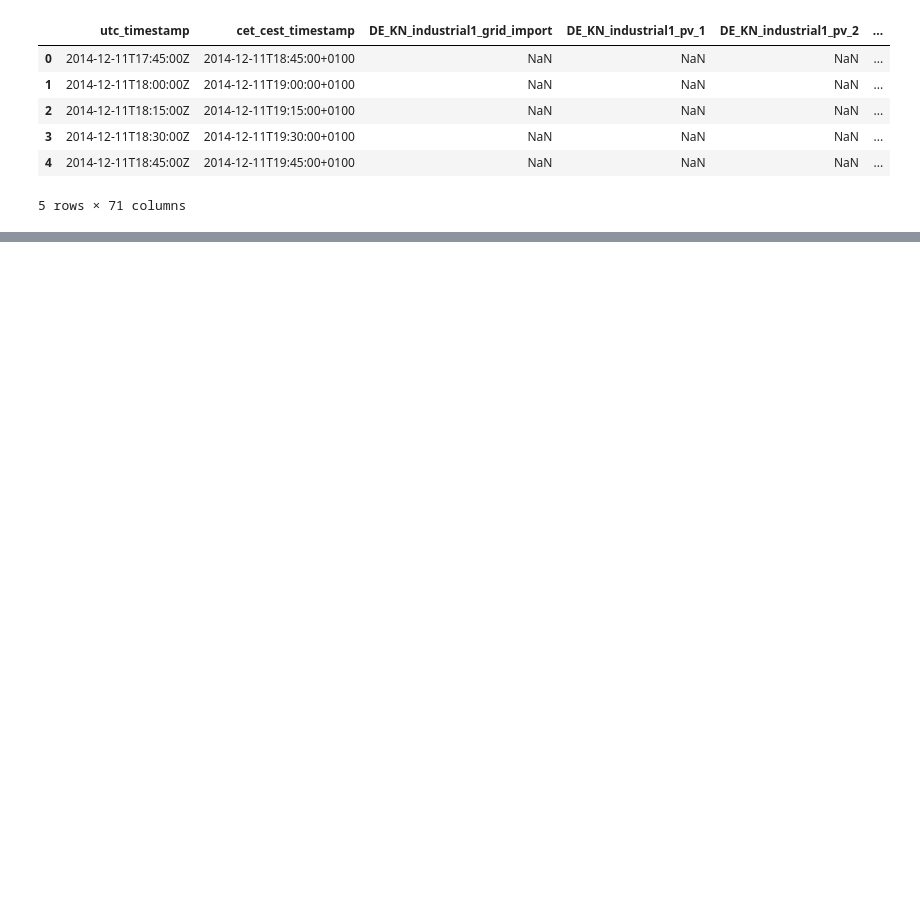
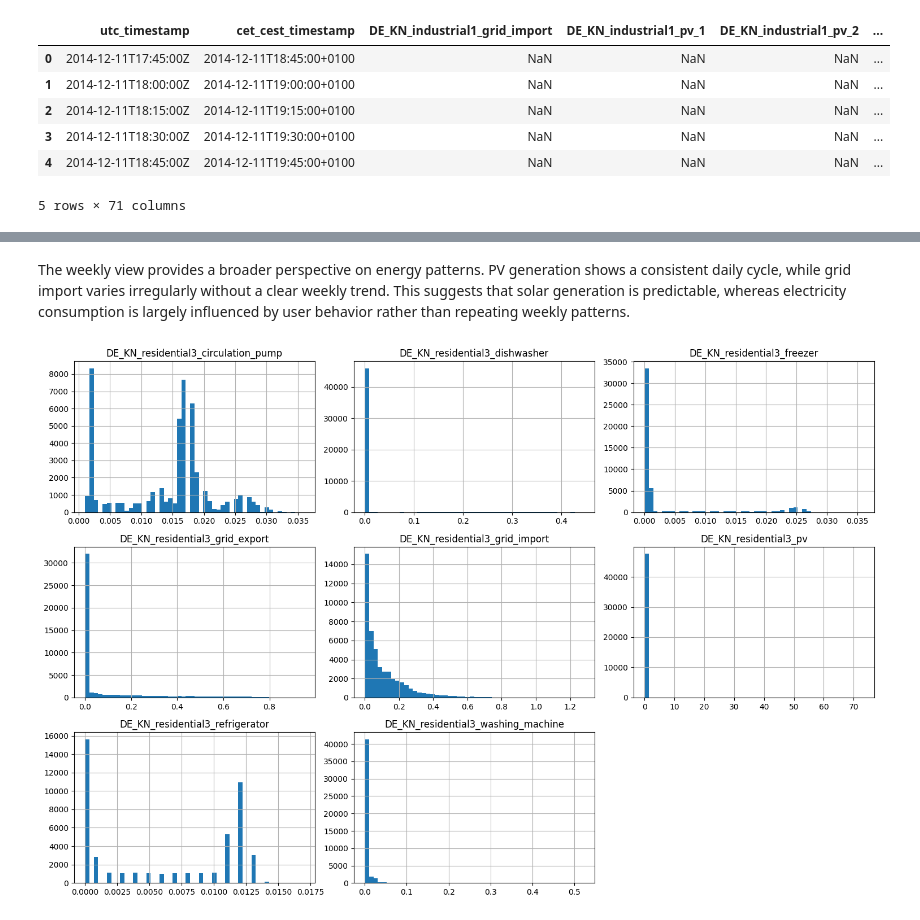
Before and after one commit to Iminza67/Household-Energy-Consumption-Generation-Analysis, a Jupyter notebook: notebooks/EDA.ipynb, the cells around one changed output, grey strips where cells are left out. Saved outputs shown, nothing was run; the diff lists cells and outputs as text; code cells hidden in the pictures; blank space fills up the shorter version.

```diff
--- a/notebooks/EDA.ipynb
+++ b/notebooks/EDA.ipynb
@@ -101,0 +176,8 @@ dtype('<M8[us]')
+# %% [markdown]
+The weekly view provides a broader perspective on energy patterns. PV generation shows a consistent daily cycle, while grid import varies irregularly without a clear weekly trend. This suggests that solar generation is predictable, whereas electricity consumption is largely influenced by user behavior rather than repeating weekly patterns.
+# %%
+df_usage.hist(figsize=(15,10), bins=50)
+plt.tight_layout()
+plt.show()
+# %% [output]
+[figure, added]
```
Also changed, not shown: parts of 38 cells of this notebook.
